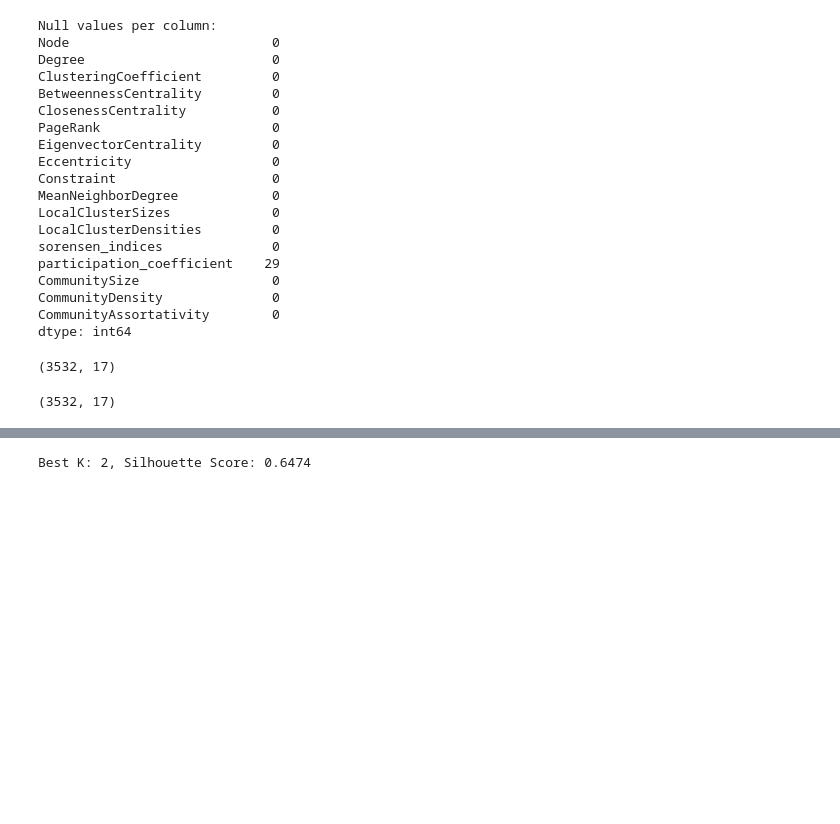
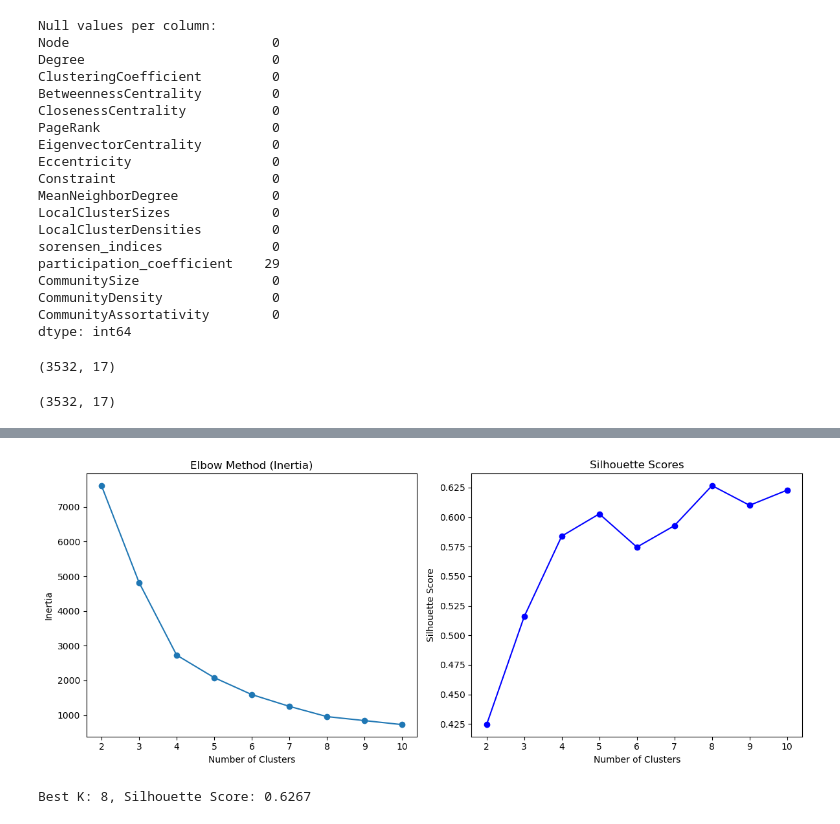
Before and after one commit to PSswathi/aai-510-group2-final-project, a Jupyter notebook: aai-510-group2-final-project-swathi-0605.ipynb, the cells around one changed output, grey strips where cells are left out. Cells and saved outputs as stored; diff of their text form; code cells hidden in the pictures; blank space fills up the shorter version.

```diff
--- a/aai-510-group2-final-project-swathi-0603.ipynb
+++ b/aai-510-group2-final-project-swathi-0605.ipynb
@@ -791,13 +829,49 @@ plt.show()
+# %%
+from sklearn.cluster import KMeans
+from sklearn.metrics import silhouette_score
+import matplotlib.pyplot as plt
+
+inertia = []
+silhouette = []
+k_values = list(range(2, 11))
+
+for k in k_values:
+    kmeans = KMeans(n_clusters=k, random_state=42, n_init=10)
+    labels = kmeans.fit_predict(df_dropped.drop(columns=['Node']))  # drop Node if not dropped already
+    inertia.append(kmeans.inertia_)
+    silhouette.append(silhouette_score(df_dropped.drop(columns=['Node']), labels))
+
+# Elbow Plot (Inertia)
+plt.figure(figsize=(12, 5))
+plt.subplot(1, 2, 1)
+plt.plot(k_values, inertia, marker='o', linestyle='-')
+plt.title('Elbow Method (Inertia)')
+plt.xlabel('Number of Clusters')
+plt.ylabel('Inertia')
+
+# Silhouette Score Plot
+plt.subplot(1, 2, 2)
+plt.plot(k_values, silhouette, marker='o', color='blue', linestyle='-')
+plt.title('Silhouette Scores')
+plt.xlabel('Number of Clusters')
+plt.ylabel('Silhouette Score')
+
+plt.tight_layout()
+plt.show()
+# %% [output]
+[figure, added]
 # %%
 best_score = -1
 best_model = None
 best_k = None
 
+X = df_dropped.drop(columns=['Node'])  # Drop Node once here
+
 for k in range(2, 11):
     for init_method in ['k-means++', 'random']:
         kmeans = KMeans(n_clusters=k, init=init_method, n_init=10, random_state=42)
-        labels = kmeans.fit_predict(df_dropped)
-        sil_score = silhouette_score(df_dropped, labels)
+        labels = kmeans.fit_predict(X)
+        sil_score = silhouette_score(X, labels)
 
         if sil_score > best_score:
             best_score = sil_score
@@ -806,4 +880,4 @@ for k in range(2, 11):
 
 print(f"Best K: {best_k}, Silhouette Score: {best_score:.4f}")
 # %% [output]
-Best K: 2, Silhouette Score: 0.6474
+Best K: 8, Silhouette Score: 0.6267
```
Also changed, not shown: parts of 31 cells of this notebook.
